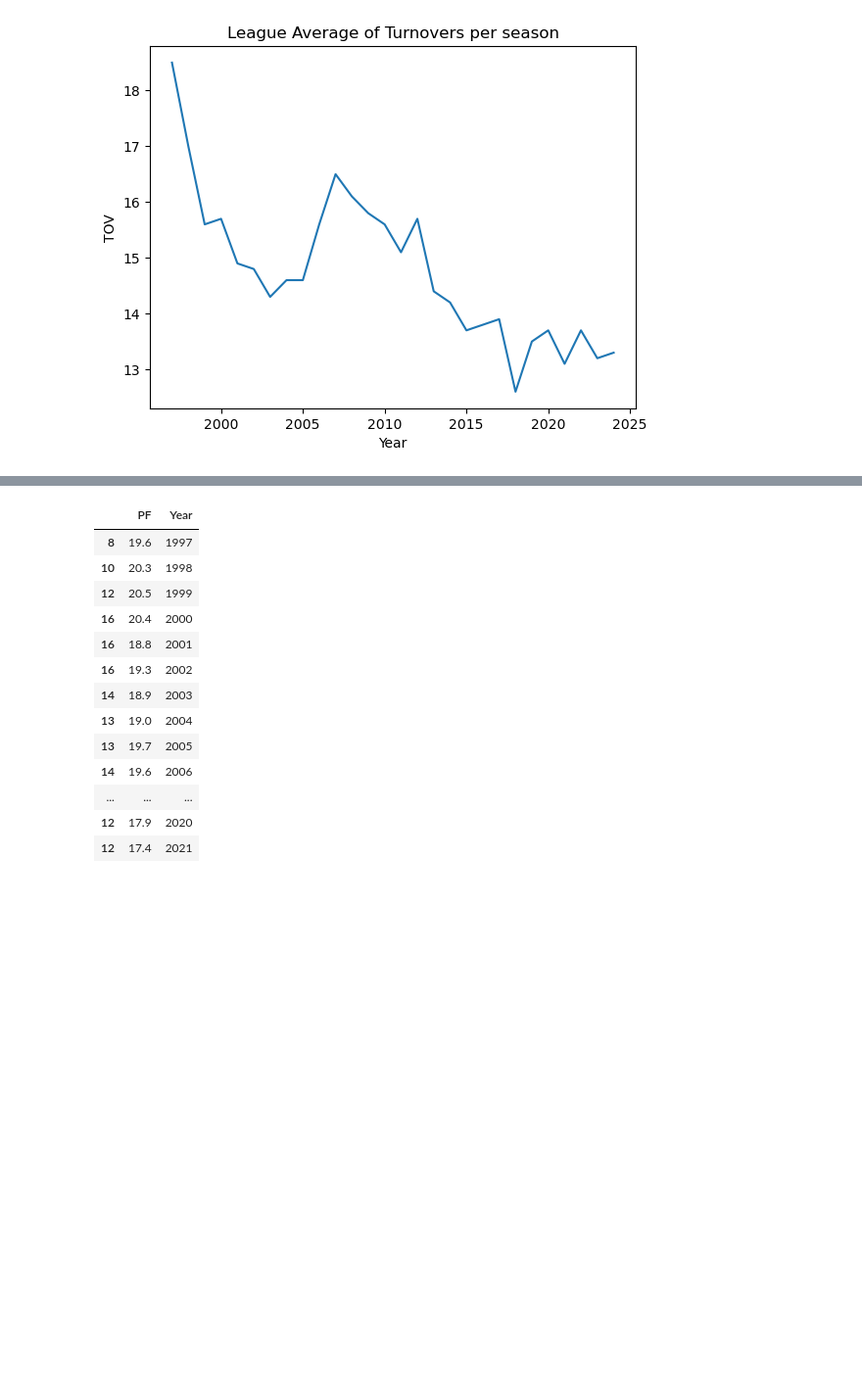
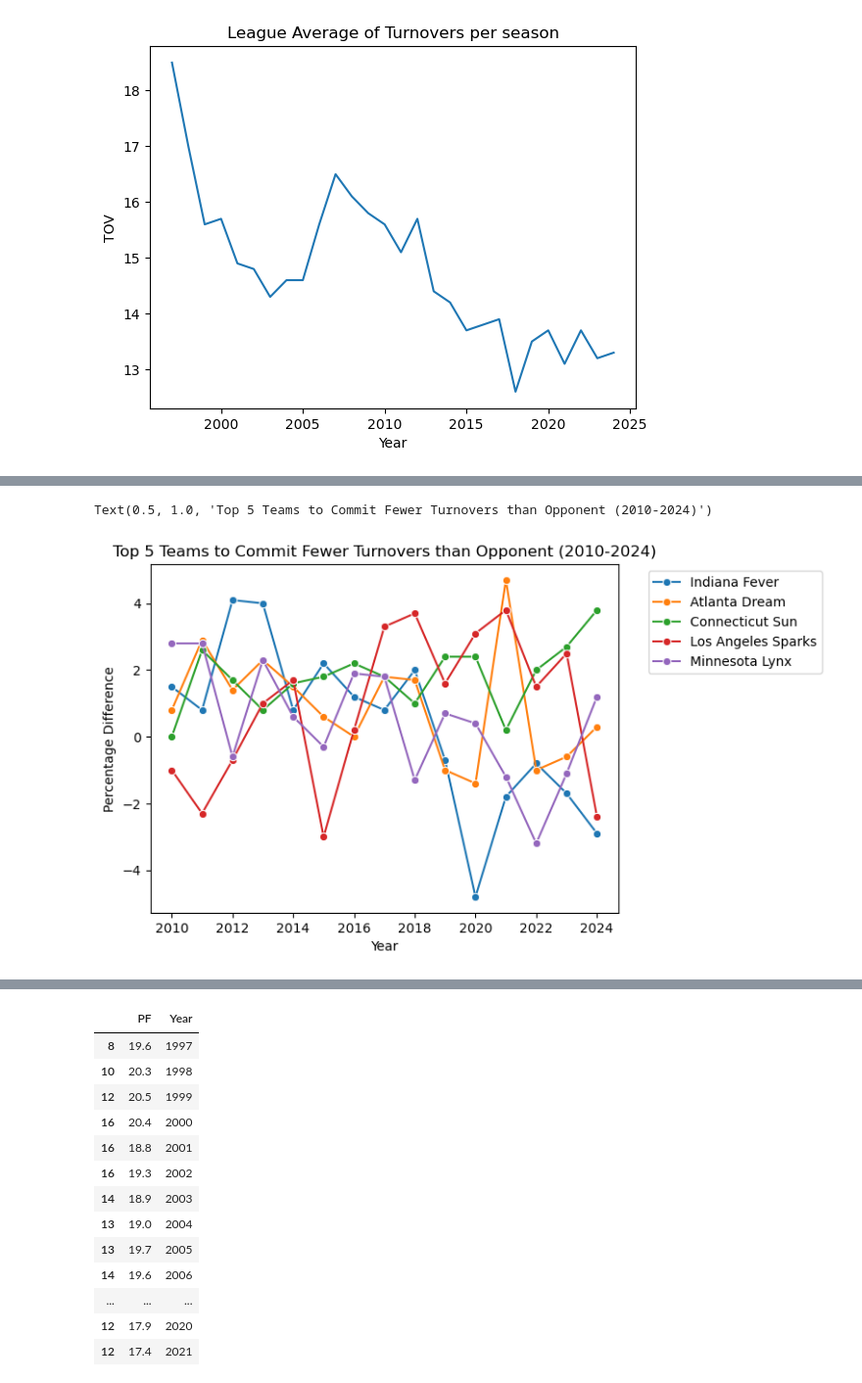
Before and after one commit to tasleem-m/Insight-into-the-WNBA, a Jupyter notebook: notebook/Capstone_copy.ipynb, the cells around one changed output, grey strips where cells are left out. Shown at 98% size. Cells and saved outputs as stored; diff of their text form; code cells hidden in the pictures; blank space fills up the shorter version.

```diff
--- a/notebook/Capstone_copy.ipynb
+++ b/notebook/Capstone_copy.ipynb
@@ -139,0 +146,3 @@ tov_1
+# %%
+to = tov_1[tov_1['advantage'] > 0]
+to
@@ -139,0 +163,3 @@ tov_1
+# %%
+to_1 = to.groupby('Year').apply(lambda x: x.nlargest(5, 'advantage'))
+to_1
@@ -139,0 +181,3 @@ tov_1
+# %%
+to_top_5 = to_1['Team'].value_counts().head().reset_index()
+to_top_5
@@ -139,0 +191,3 @@ tov_1
+# %%
+to_2 = tov_1[tov_1['Team'].isin(to_top_5['Team'])]
+to_2
@@ -139,0 +208,10 @@ tov_1
+# %%
+sns.lineplot(to_2, x='Year', y='advantage', hue='Team', marker='o')
+
+plt.legend(bbox_to_anchor=(1.05, 1), loc='upper left')
+
+plt.ylabel('Percentage Difference')
+plt.title('Top 5 Teams to Commit Fewer Turnovers than Opponent (2010-2024)')
+# %% [output]
+Text(0.5, 1.0, 'Top 5 Teams to Commit Fewer Turnovers than Opponent (2010-2024)')
+[figure, added]
```
Also changed, not shown: parts of 14 cells of this notebook.
